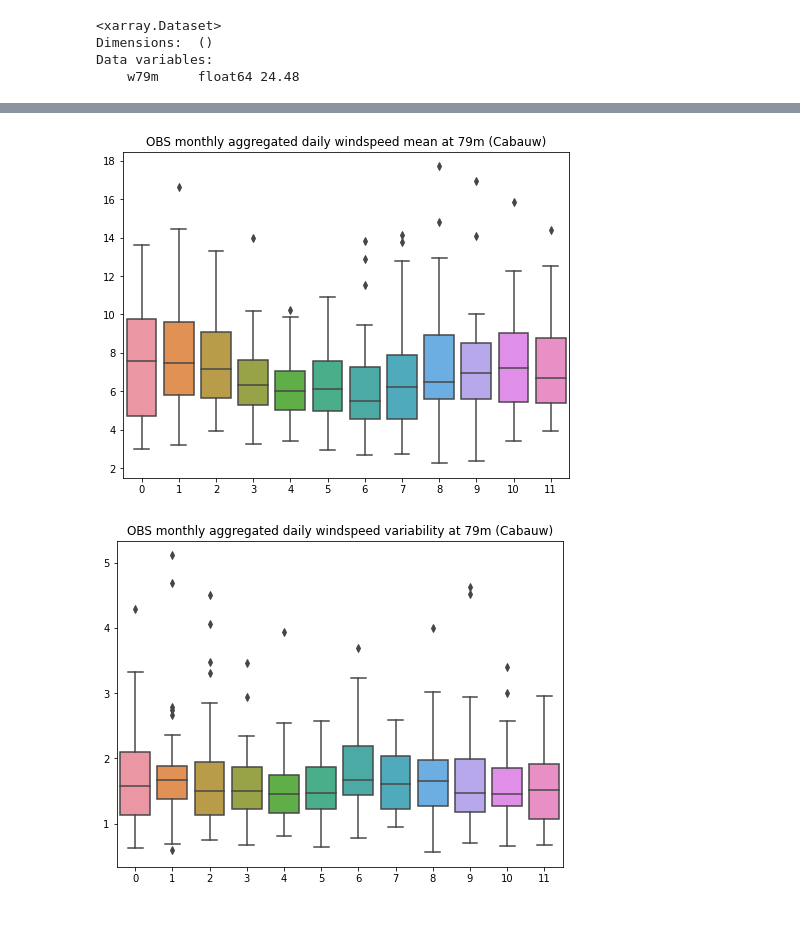
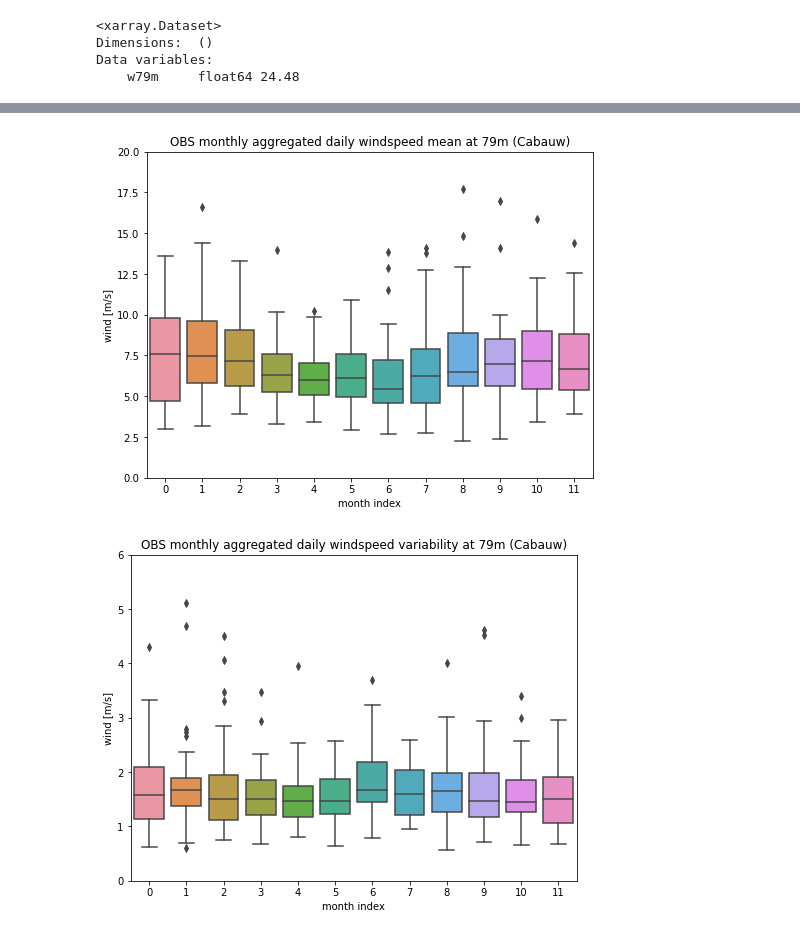
Before and after one commit to pepcos/C2HackathonWind, a Jupyter notebook: OBS_Cabauw.ipynb, the cells around one changed output, grey strips where cells are left out. Saved outputs shown, nothing was run; the diff lists cells and outputs as text; code cells hidden in the pictures.

Commit message:
model validation plots

```diff
--- a/OBS_Cabauw.ipynb
+++ b/OBS_Cabauw.ipynb
@@ -53,7 +50,10 @@ Text(0.5, 1.0, 'Wind at 79m - City: Cabauw')
+# %%
+dv=df["w79m"]
 # %%
 from validation_plots import plot_metrics
-plot_metrics(df, f"w{height}m", height, "OBS")
-# %% [output]
-[figure, removed]
-[figure, removed]
+# %%
+plot_metrics(dv,"79","OBS")
+# %% [output]
+[figure, added]
+[figure, added]
 # %%
```
Also changed, not shown: parts of 9 cells of this notebook, 4 other files.
